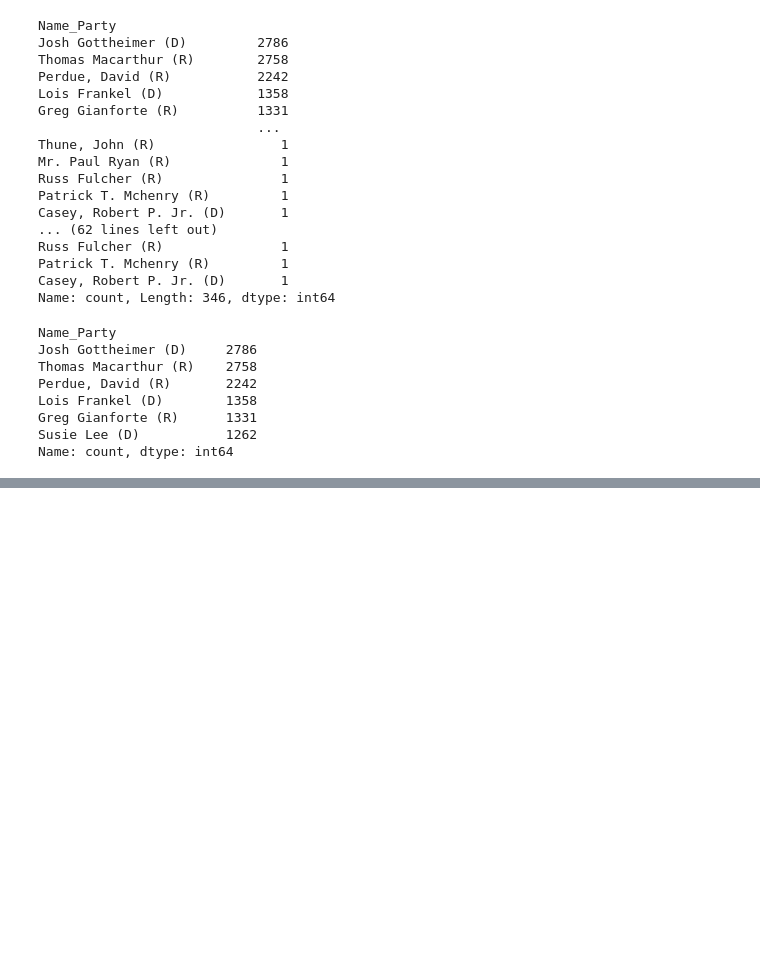
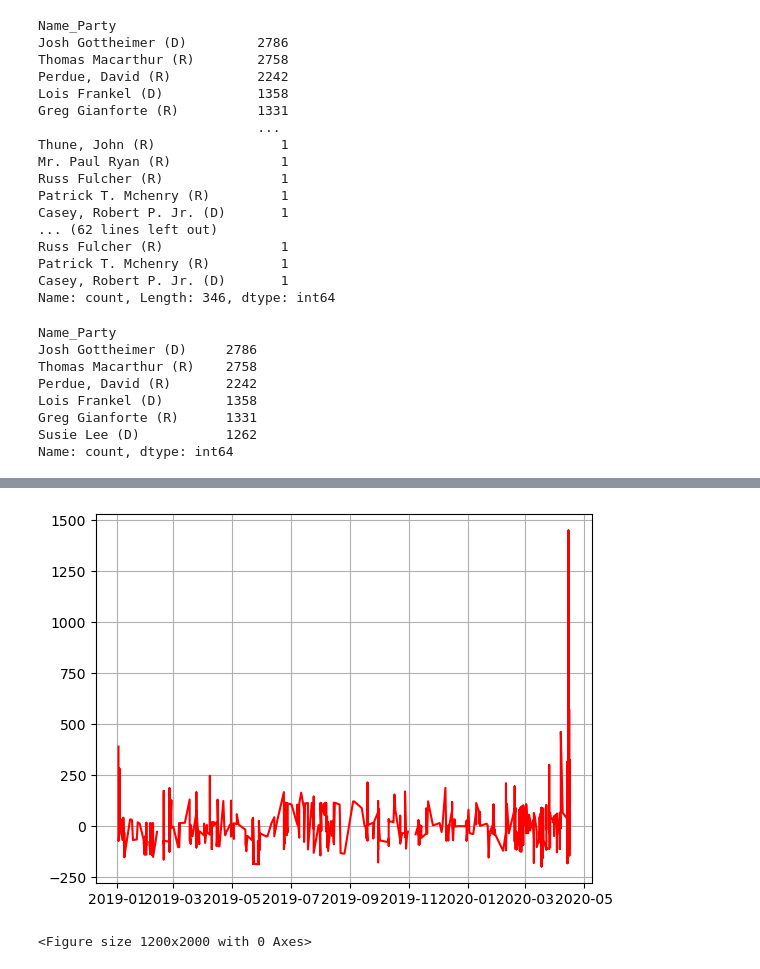
Before and after one commit to tsjohns9/ai-project-1, a Jupyter notebook: shayne.ipynb, the cells around one changed output, grey strips where cells are left out. Saved outputs shown, nothing was run; the diff lists cells and outputs as text; code cells hidden in the pictures; blank space fills up the shorter version.

```diff
--- a/shayne.ipynb
+++ b/shayne.ipynb
@@ -151,0 +202,7 @@ df_perdue.plot()
+# %%
+df_perdue['Traded'] = pd.to_datetime(df_perdue['Traded'])
+df_josh['Traded'] = pd.to_datetime(df_josh['Traded'])
+df_greg['Traded'] = pd.to_datetime(df_greg['Traded'])
+df_lois['Traded'] = pd.to_datetime(df_lois['Traded'])
+df_susie['Traded'] = pd.to_datetime(df_susie['Traded'])
+df_thomas['Traded'] = pd.to_datetime(df_thomas['Traded'])
@@ -151,0 +227,8 @@ df_perdue.plot()
+# %%
+perdue_fil = df_perdue[(df_perdue['Traded'] >= '2019-01-01') & (df_perdue['Traded'] <= '2021-12-31')]
+josh_fil= df_josh[(df_josh['Traded'] >= '2019-01-01') & (df_josh['Traded'] <= '2021-12-31')]
+greg_fil= df_greg[(df_greg['Traded'] >= '2019-01-01') & (df_greg['Traded'] <= '2021-12-31')]
+lois_fil= df_lois[(df_lois['Traded'] >= '2019-01-01') & (df_lois['Traded'] <= '2021-12-31')]
+susie_fil= df_susie[(df_susie['Traded'] >= '2019-01-01') & (df_susie['Traded'] <= '2021-12-31')]
+thomas_fil= df_thomas[(df_thomas['Traded'] >= '2019-01-01') & (df_thomas['Traded'] <= '2021-12-31')]
+perdue_fil
@@ -151,0 +249,8 @@ df_perdue.plot()
+# %%
+plt.plot(perdue_fil['Traded'], perdue_fil['excess_return'], color= 'r')
+plt.grid(True)
+plt.figure(figsize=(12,20))
+plt.show()
+# %% [output]
+[figure, added]
+<Figure size 1200x2000 with 0 Axes>
```
Also changed, not shown: parts of 15 cells of this notebook.
